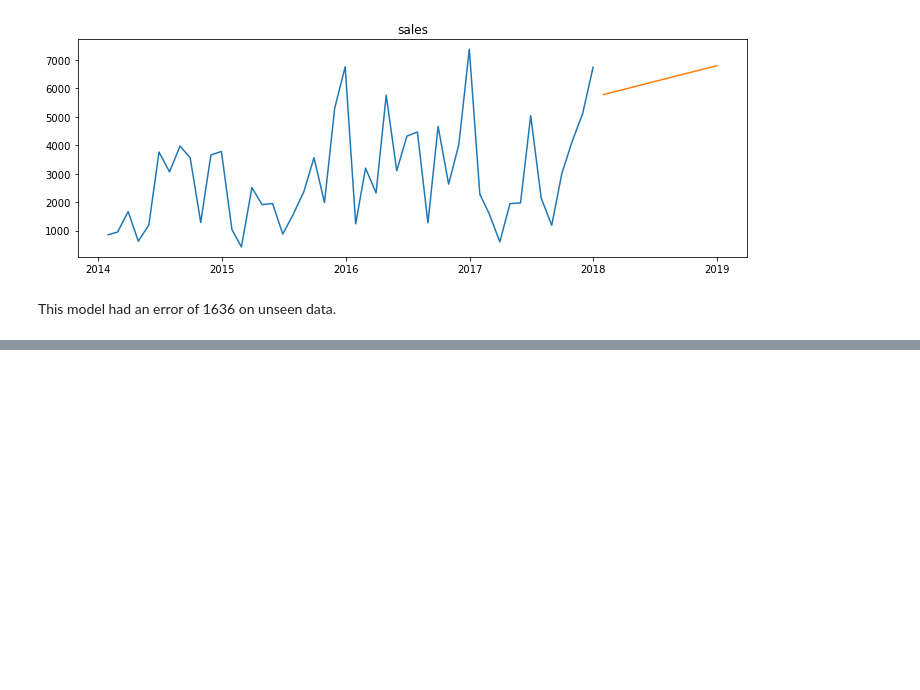
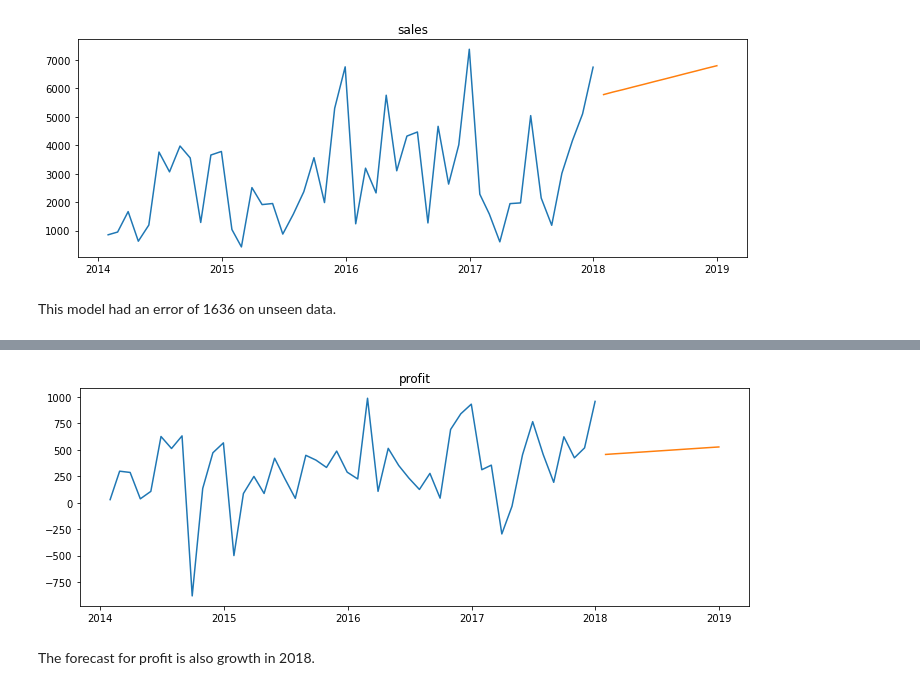
Before and after one commit to Innis-Superstore-Sales/time-series-project, a Jupyter notebook: model.ipynb, the cells around one changed output, grey strips where cells are left out. Saved outputs shown, nothing was run; the diff lists cells and outputs as text; code cells hidden in the pictures; blank space fills up the shorter version.

Commit message:
Added profit forecast.
In model.ipynb added a 2018 profit forecast using the Prophet model.

```diff
--- a/model.ipynb
+++ b/model.ipynb
@@ -830,3 +830,5 @@ plot_forecast('sales', superstore.resample('M').sum(), predictions.loc['2018'])
 [figure]
 # %% [markdown]
 This model had an error of 1636 on unseen data.
+# %%
+predictions = prophet_model('profit', superstore_train, None, period = 365 * 3)
@@ -832,0 +857,6 @@ This model had an error of 1636 on unseen data.
+# %%
+plot_forecast('profit', superstore.resample('M').sum(), predictions.loc['2018'])
+# %% [output]
+[figure, added]
+# %% [markdown]
+The forecast for profit is also growth in 2018.
```
Also changed, not shown: parts of 1 cell of this notebook.
